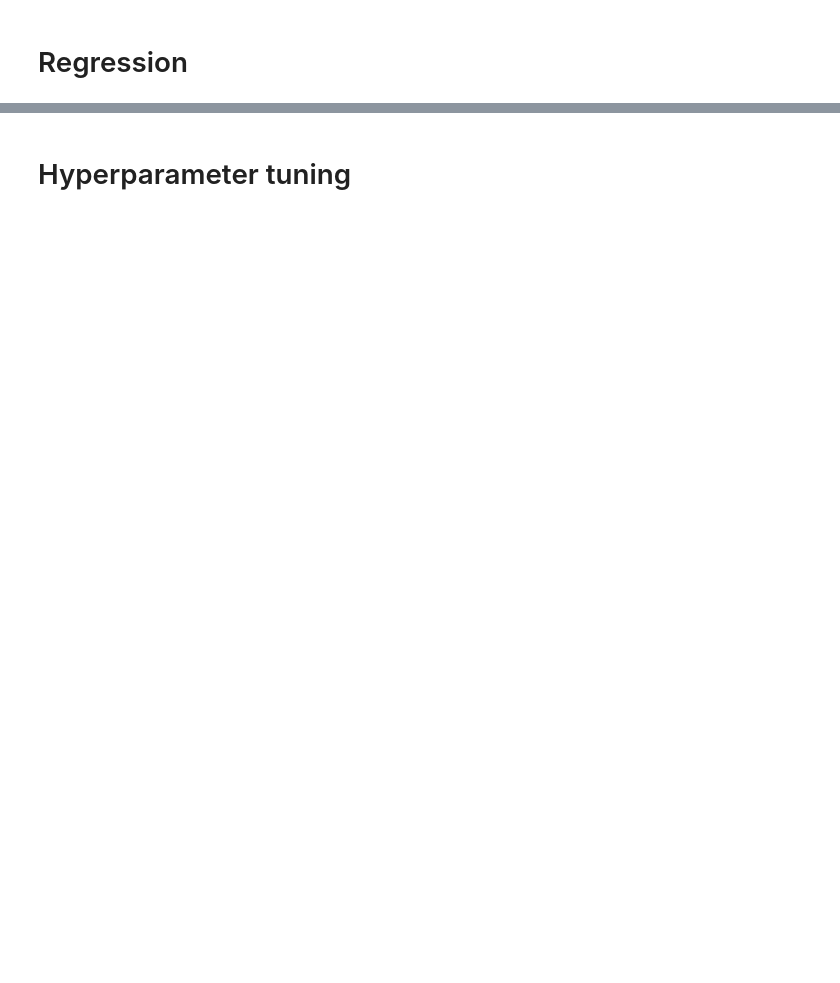
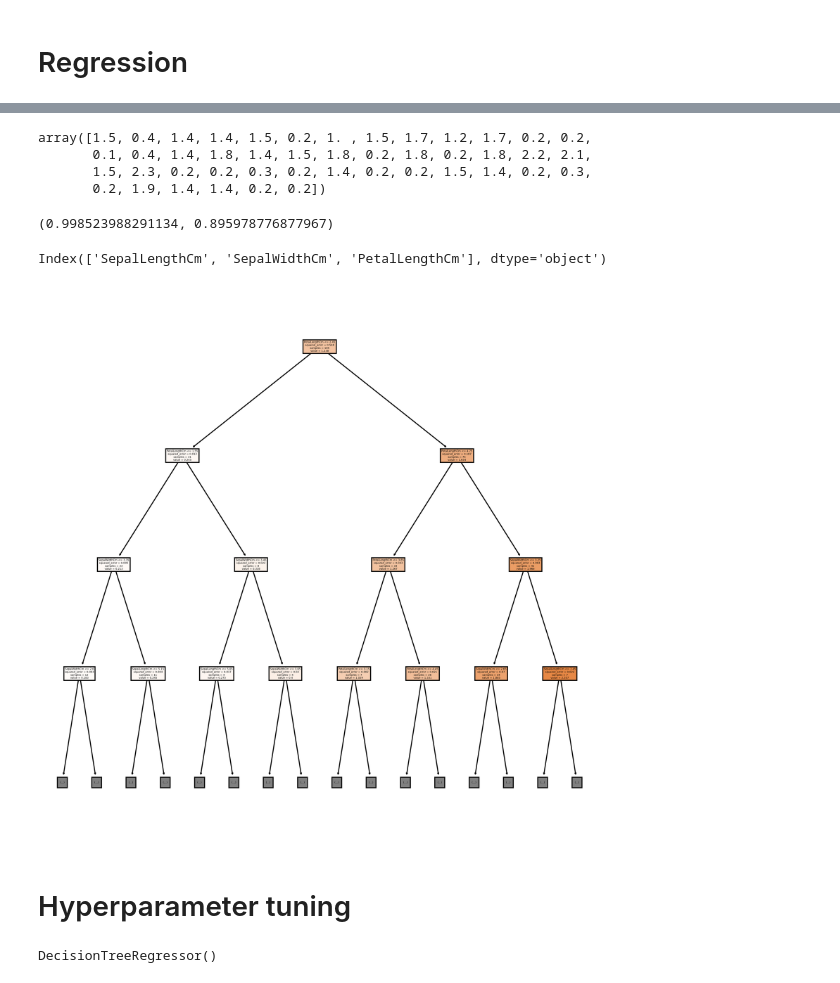
Before and after one commit to aishwaryamate/14July-Batch, a Jupyter notebook: Machine Learning/Decision Tree/Decision Tree C5.0 & CART.ipynb, the cells around one changed output, grey strips where cells are left out. Saved outputs shown, nothing was run; the diff lists cells and outputs as text; code cells hidden in the pictures; blank space fills up the shorter version.

```diff
--- a/Machine Learning/Decision Tree/Decision Tree C5.0 & CART.ipynb
+++ b/Machine Learning/Decision Tree/Decision Tree C5.0 & CART.ipynb
@@ -119,3 +139,3 @@ df
 # %%
-x = df.iloc[:,:-2]
+x = df.iloc[:,:3]
 y = df['PetalWidthCm']
@@ -129,13 +166,30 @@ dtr = DecisionTreeRegressor()
 dtr.fit(xtrain,ytrain)
 yp = dtr.predict(xtest)
 yp
+# %% [output]
+array([1.5, 0.4, 1.4, 1.4, 1.5, 0.2, 1. , 1.5, 1.7, 1.2, 1.7, 0.2, 0.2,
+       0.1, 0.4, 1.4, 1.8, 1.4, 1.5, 1.8, 0.2, 1.8, 0.2, 1.8, 2.2, 2.1,
+       1.5, 2.3, 0.2, 0.2, 0.3, 0.2, 1.4, 0.2, 0.2, 1.5, 1.4, 0.2, 0.3,
+       0.2, 1.9, 1.4, 1.4, 0.2, 0.2])
 # %%
 dtr.score(xtrain,ytrain), dtr.score(xtest,ytest)
+# %% [output]
+(0.998523988291134, 0.895978776877967)
+# %%
+x.columns
+# %% [output]
+Index(['SepalLengthCm', 'SepalWidthCm', 'PetalLengthCm'], dtype='object')
 # %%
-tree.plot_tree(dtr, feature_names=x.columns, filled=True)
+tree.plot_tree(dtr, feature_names=x.columns,max_depth=3, filled=True)
 plt.show()
+# %% [output]
+[figure, added]
 # %% [markdown]
 # Hyperparameter tuning
+# %%
+DecisionTreeRegressor()
+# %% [output]
+DecisionTreeRegressor()
 # %%
 from sklearn.model_selection import GridSearchCV
 # %%
```
Also changed, not shown: parts of 12 cells of this notebook.
